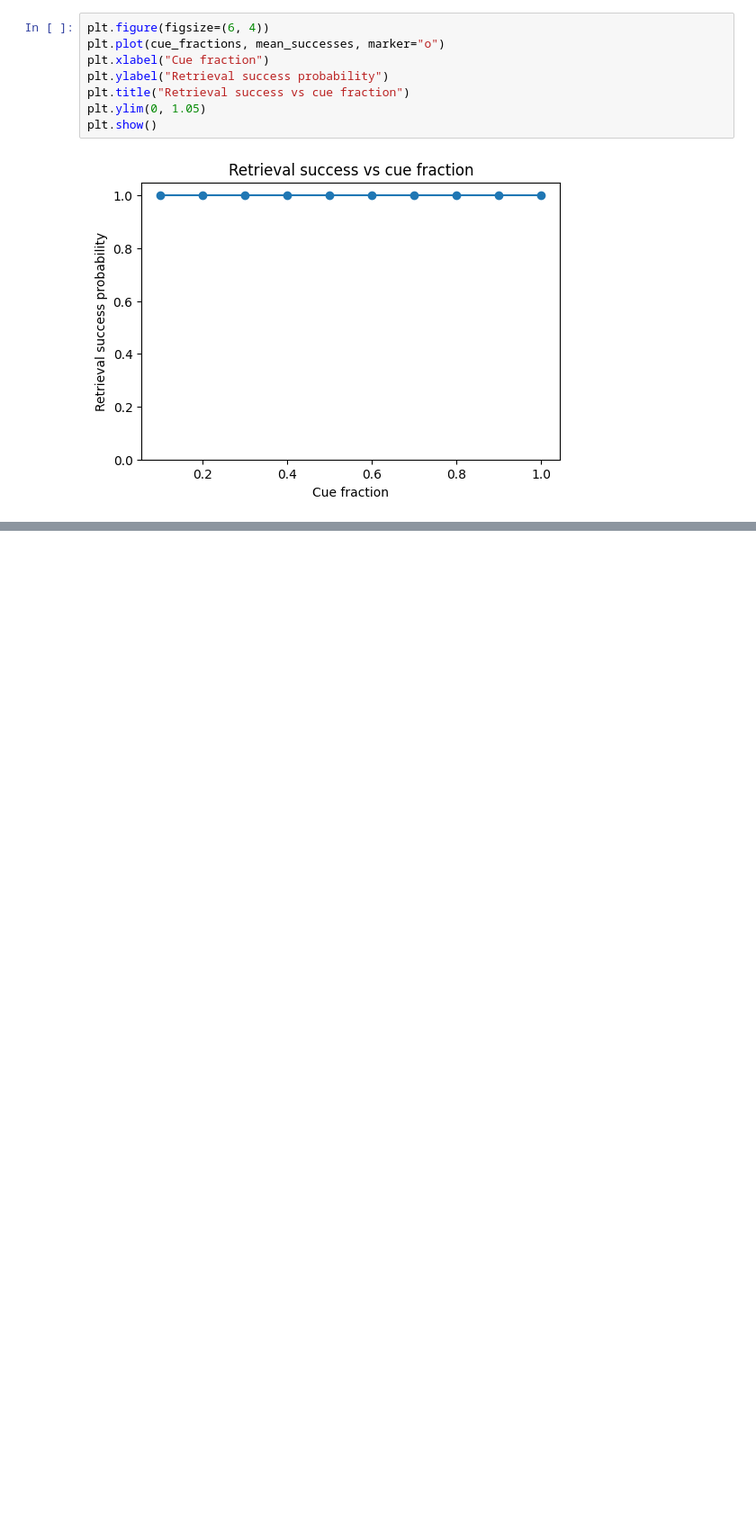
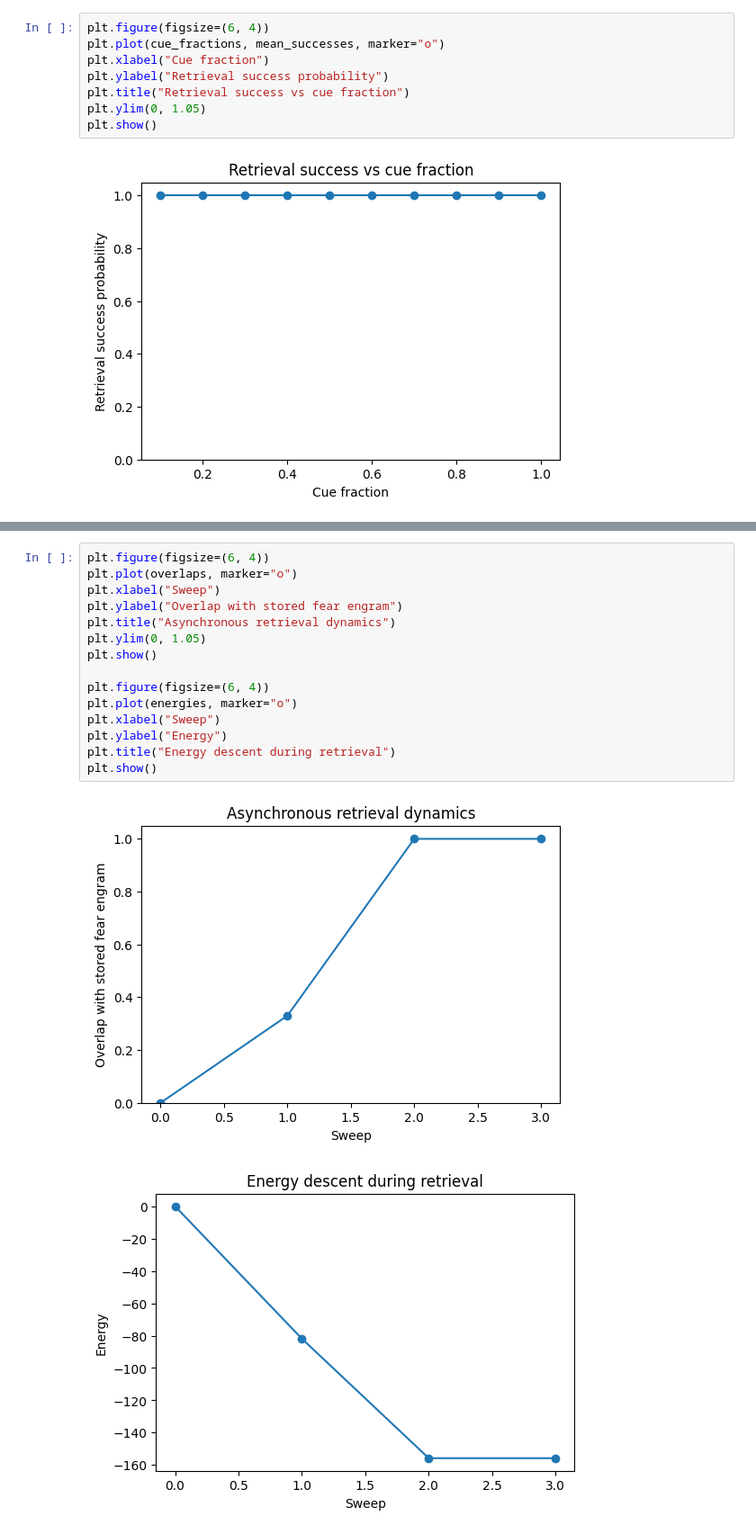
Before and after one commit to armaanfallahi/engram-hopfield, a Jupyter notebook: notebooks/01_initialmetrics.ipynb, the cells around one changed output, grey strips where cells are left out. Shown at 90% size. Drawn from its saved outputs; the diff is of its cells as text; blank space fills up the shorter version.

```diff
--- a/notebooks/01_initialmetrics.ipynb
+++ b/notebooks/01_initialmetrics.ipynb
@@ -189,0 +243,18 @@ plt.show()
+# %%
+plt.figure(figsize=(6, 4))
+plt.plot(overlaps, marker="o")
+plt.xlabel("Sweep")
+plt.ylabel("Overlap with stored fear engram")
+plt.title("Asynchronous retrieval dynamics")
+plt.ylim(0, 1.05)
+plt.show()
+
+plt.figure(figsize=(6, 4))
+plt.plot(energies, marker="o")
+plt.xlabel("Sweep")
+plt.ylabel("Energy")
+plt.title("Energy descent during retrieval")
+plt.show()
+# %% [output]
+[figure, added]
+[figure, added]
```
Also changed, not shown: parts of 9 cells of this notebook, 1 other file.
